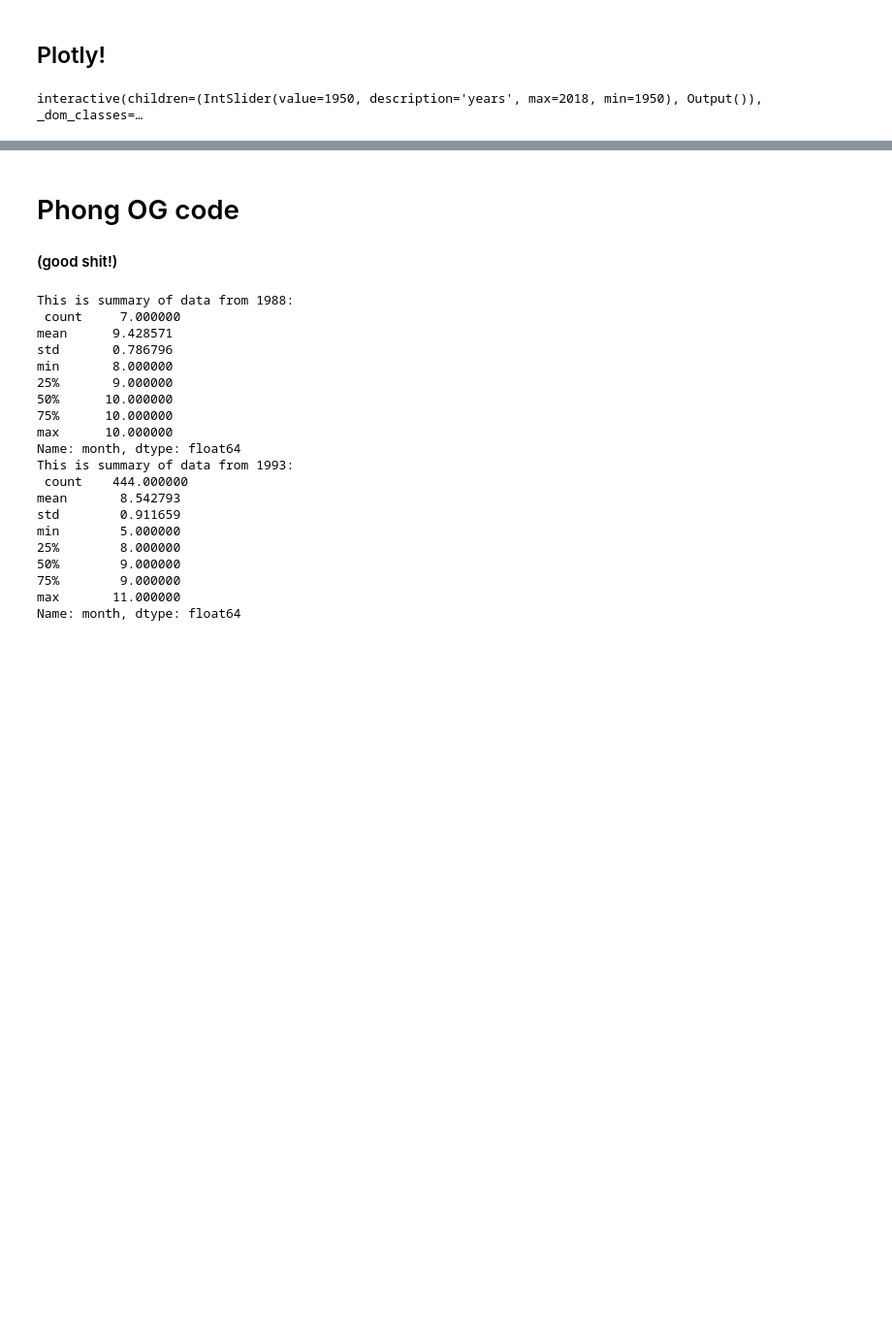
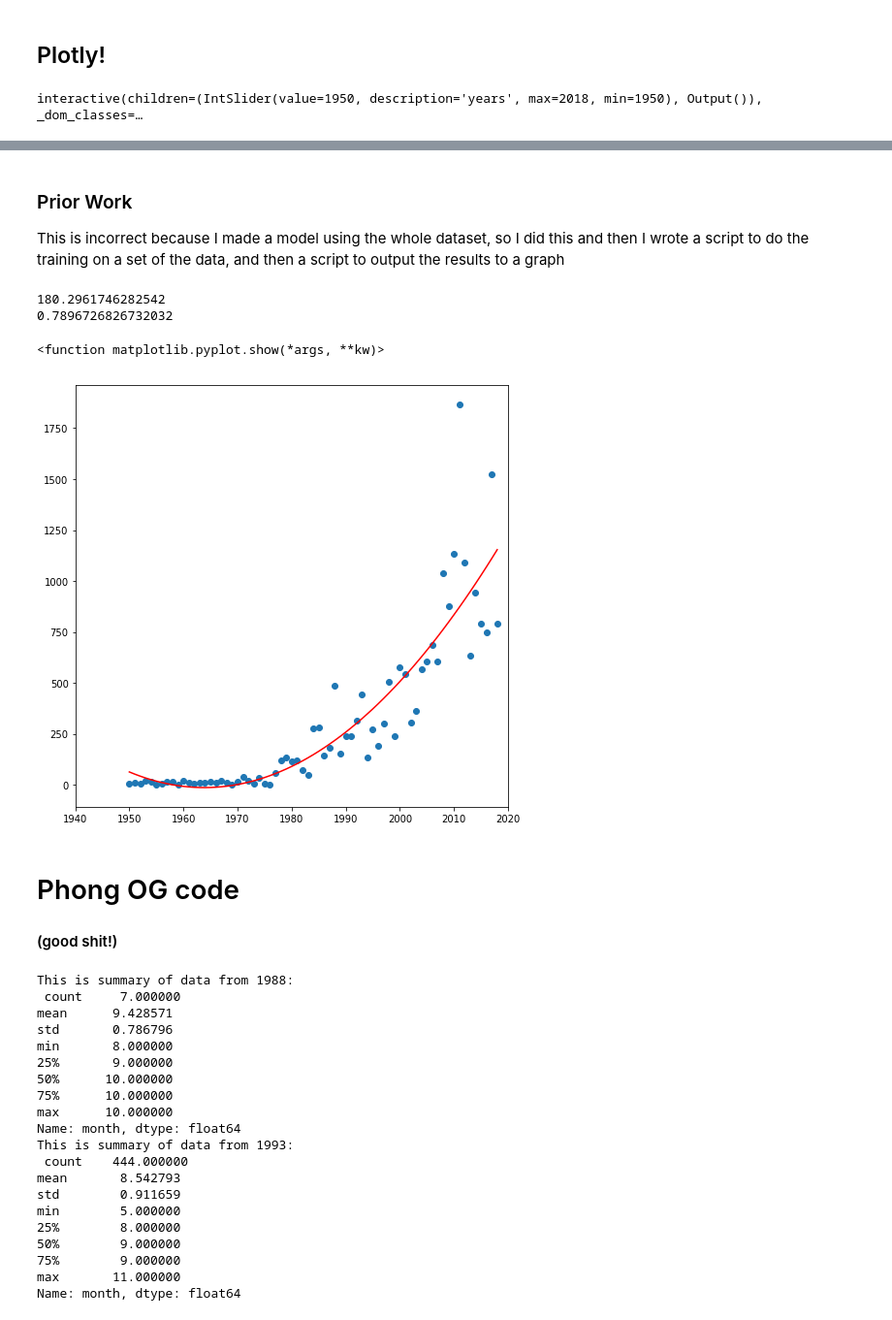
Before and after one commit to louisLeboa/toBoa, a Jupyter notebook: MushroomHists.ipynb, the cells around one changed output, grey strips where cells are left out. Shown: that part at 97% size. Cells and saved outputs as stored; diff of their text form; code cells hidden in the pictures; blank space fills up the shorter version.

Commit message:
Added quadratic regression for mushroom occurance data

```diff
--- a/MushroomHists.ipynb
+++ b/MushroomHists.ipynb
@@ -153,3 +250,50 @@ invalid value encountered in true_divide
+# %% [markdown]
+### Prior Work
+
+This is incorrect because I made a model using the whole dataset, so I did this and then I wrote a script to do the training on a set of the data, and then a script to output the results to a graph
+# %%
+pd_totaler = pd.DataFrame(totaler)
+pd_years = pd.DataFrame(years)
+
+pd_totaler['years'] =  pd_years
+
+X = pd_totaler.iloc[:,1].values
+y = pd_totaler.iloc[:,0].values
+# %%
+# #transforming data to have another axis
+
+X = X[:, np.newaxis]
+y = y[:, np.newaxis]
+# %%
+quadratic_features = PolynomialFeatures(degree = 2)
+x_quad = quadratic_features.fit_transform(X)
+# %%
+model = LinearRegression()
+model.fit(x_quad, y)
+
+y_quad_pred = model.predict(x_quad)
+
+rmse = np.sqrt(mean_squared_error(y,y_quad_pred))
+r2 = r2_score(y,y_quad_pred)
+print(rmse)
+print(r2)
+# %% [output]
+180.2961746282542
+0.7896726826732032
+# %%
+fig = plt.figure(figsize = (8,8))
+ax = fig.add_subplot(111)
+ax.set(xlim = [1940,2020])
+ax.scatter(X,y)
+
+ax.plot(X,
+        y_quad_pred,
+        color = 'red')
+
+plt.show
+# %% [output]
+<function matplotlib.pyplot.show(*args, **kw)>
+[figure, added]
 # %% [markdown]
 # Phong OG code
 #### (good shit!)
```
Also changed, not shown: parts of 13 cells of this notebook.
